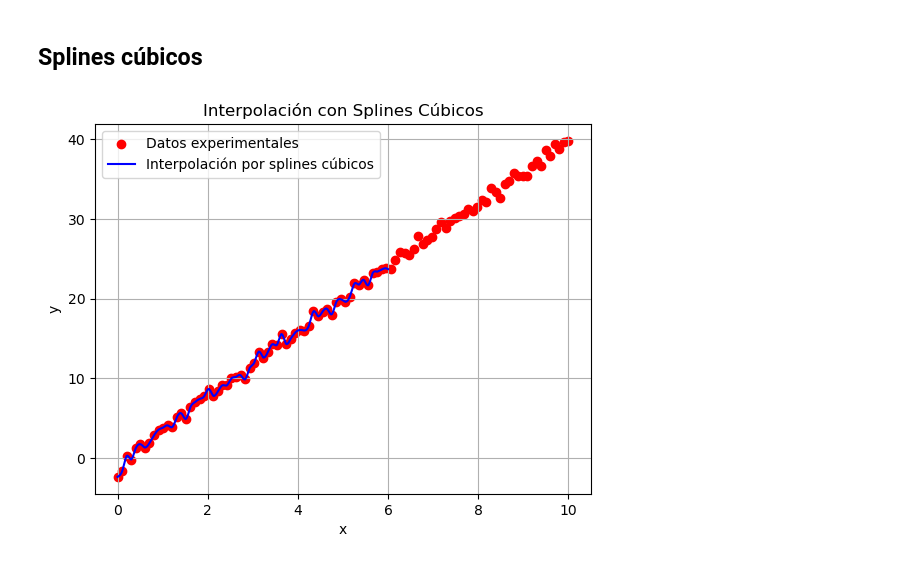
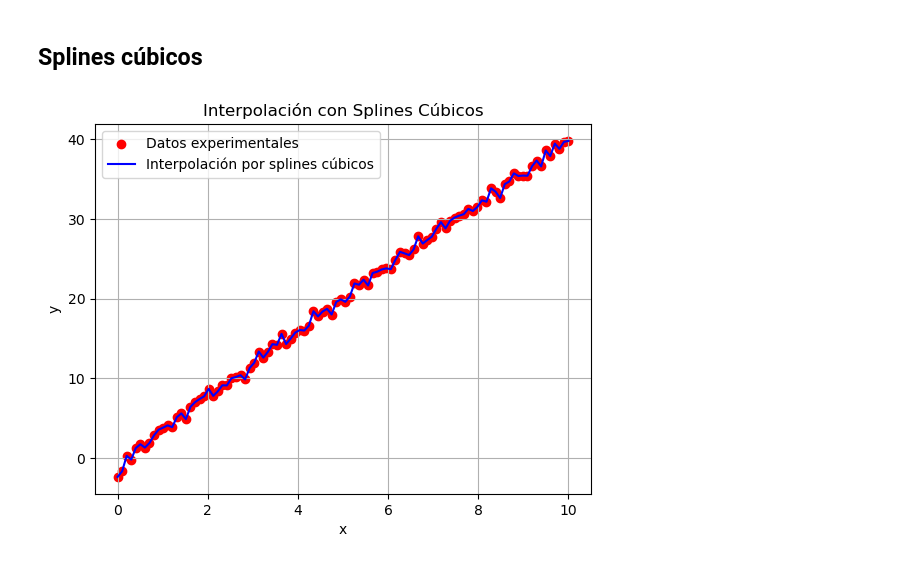
Before and after one commit to Jacobo24/Talleres_sim_num, a Jupyter notebook: Parcial 1/Examen_Parcial1.ipynb, the cells around one changed output. Saved outputs shown, nothing was run; the diff lists cells and outputs as text; code cells hidden in the pictures.

```diff
--- a/Parcial 1/Examen_Parcial1.ipynb
+++ b/Parcial 1/Examen_Parcial1.ipynb
@@ -100,32 +100,32 @@ def evaluate_spline(x_data, coef, x_vals):
     y_data, b, c, d = coef
     y_vals = np.zeros_like(x_vals)
 
     for i in range(len(x_data) - 1):
         idx = np.where((x_vals >= x_data[i]) & (x_vals <= x_data[i+1]))
         dx = x_vals[idx] - x_data[i]
         y_vals[idx] = y_data[i] + b[i] * dx + c[i] * dx**2 + d[i] * dx**3
 
     return y_vals
 
 # Cargar los datos
 data = np.loadtxt("Datos.txt")
 x_data, y_data = data[:, 0], data[:, 1]
 
 # Calcular coeficientes del spline cúbico
 coef = cubic_spline(x_data, y_data)
 
 # Puntos para la evaluación del spline
-x_vals = np.linspace(0, 6, 300)
+x_vals = np.linspace(0, 10, 100)
 y_vals = evaluate_spline(x_data, coef, x_vals)
 
 # Graficar
 plt.scatter(x_data, y_data, color='red', label='Datos experimentales')
 plt.plot(x_vals, y_vals, label='Interpolación por splines cúbicos', color='blue')
 plt.xlabel('x')
 plt.ylabel('y')
 plt.legend()
 plt.title('Interpolación con Splines Cúbicos')
 plt.grid()
 plt.show()
 # %% [output]
-[figure, old version]
+[figure, new version]
```
